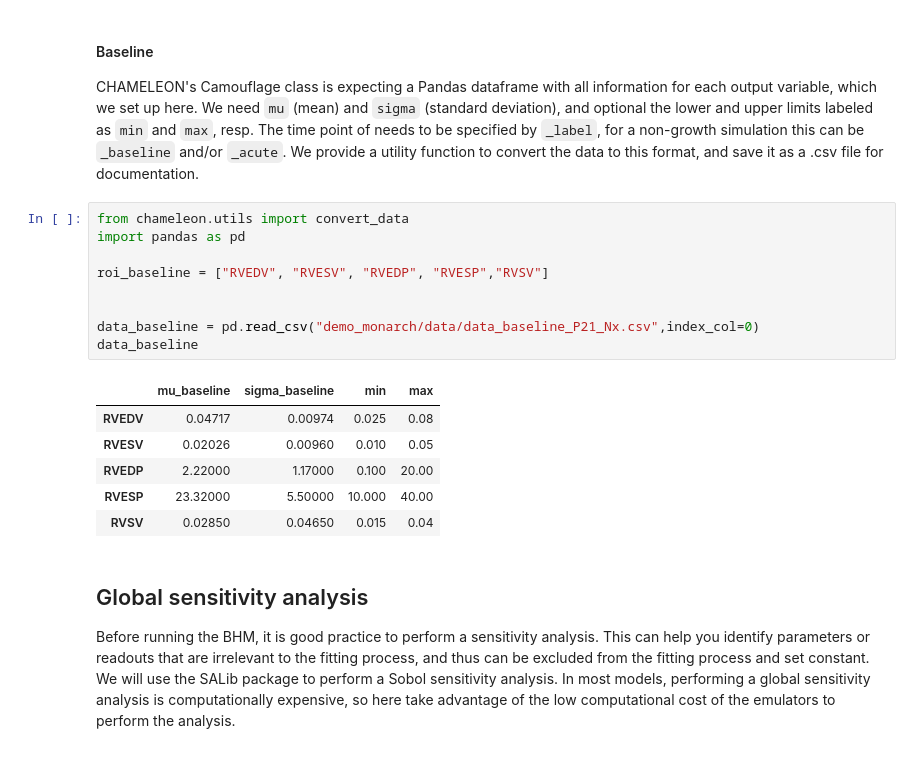
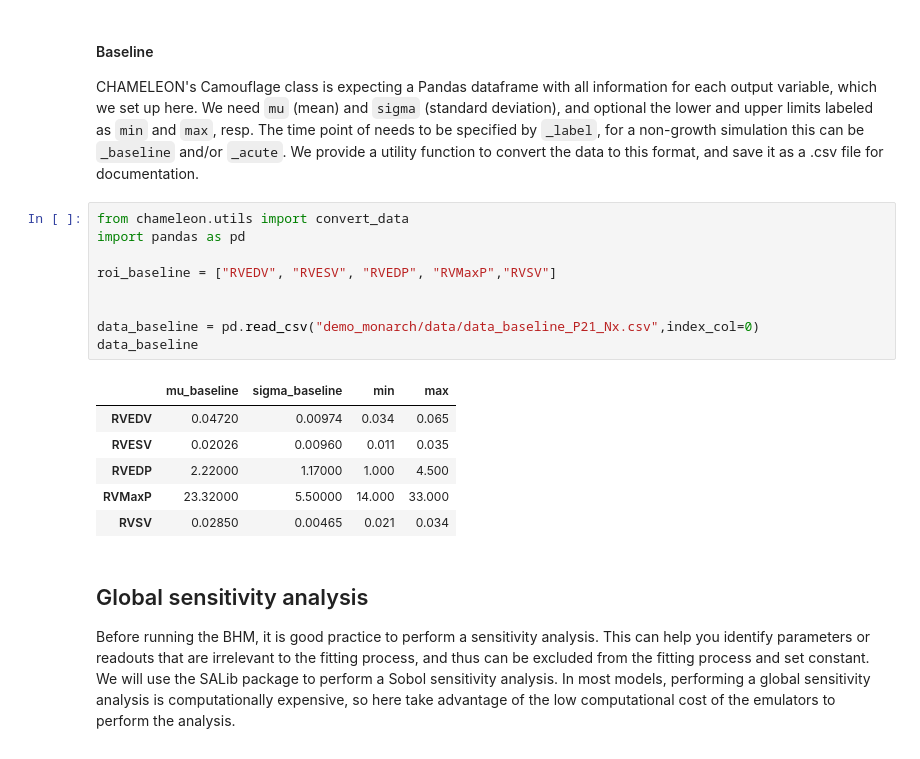
Before and after one commit to sallakim/chameleon, a Jupyter notebook: examples/test_P21_Nx.ipynb, the cells around one changed output. Saved outputs shown, nothing was run; the diff lists cells and outputs as text.

```diff
--- a/examples/test_P21_Nx.ipynb
+++ b/examples/test_P21_Nx.ipynb
@@ -96,19 +96,19 @@ CHAMELEON's Camouflage class is expecting a Pandas dataframe with all informatio
 # %%
 from chameleon.utils import convert_data
 import pandas as pd
 
-roi_baseline = ["RVEDV", "RVESV", "RVEDP", "RVESP","RVSV"]
+roi_baseline = ["RVEDV", "RVESV", "RVEDP", "RVMaxP","RVSV"]
 
 
 data_baseline = pd.read_csv("demo_monarch/data/data_baseline_P21_Nx.csv",index_col=0)
 data_baseline
 # %% [output]
 |  | mu_baseline | sigma_baseline | min | max |
-| RVEDV | 0.04717 | 0.00974 | 0.025 | 0.08 |
-| RVESV | 0.02026 | 0.00960 | 0.010 | 0.05 |
-| RVEDP | 2.22000 | 1.17000 | 0.100 | 20.00 |
-| RVESP | 23.32000 | 5.50000 | 10.000 | 40.00 |
-| RVSV | 0.02850 | 0.04650 | 0.015 | 0.04 |
+| RVEDV | 0.04720 | 0.00974 | 0.034 | 0.065 |
+| RVESV | 0.02026 | 0.00960 | 0.011 | 0.035 |
+| RVEDP | 2.22000 | 1.17000 | 1.000 | 4.500 |
+| RVMaxP | 23.32000 | 5.50000 | 14.000 | 33.000 |
+| RVSV | 0.02850 | 0.00465 | 0.021 | 0.034 |
 # %% [markdown]
 ## Global sensitivity analysis
 Before running the BHM, it is good practice to perform a sensitivity analysis. This can help you identify parameters or readouts that are irrelevant to the fitting process, and thus can be excluded from the fitting process and set constant. We will use the SALib package to perform a Sobol sensitivity analysis. In most models, performing a global sensitivity analysis is computationally expensive, so here take advantage of the low computational cost of the emulators to perform the analysis.
```
Also changed, not shown: parts of 37 cells of this notebook, 5 other files.
